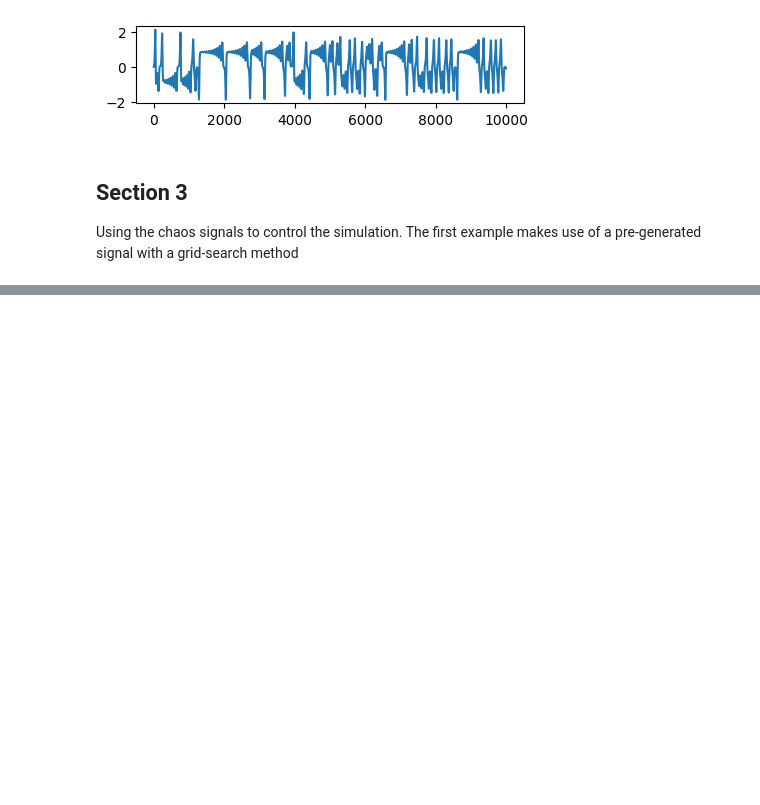
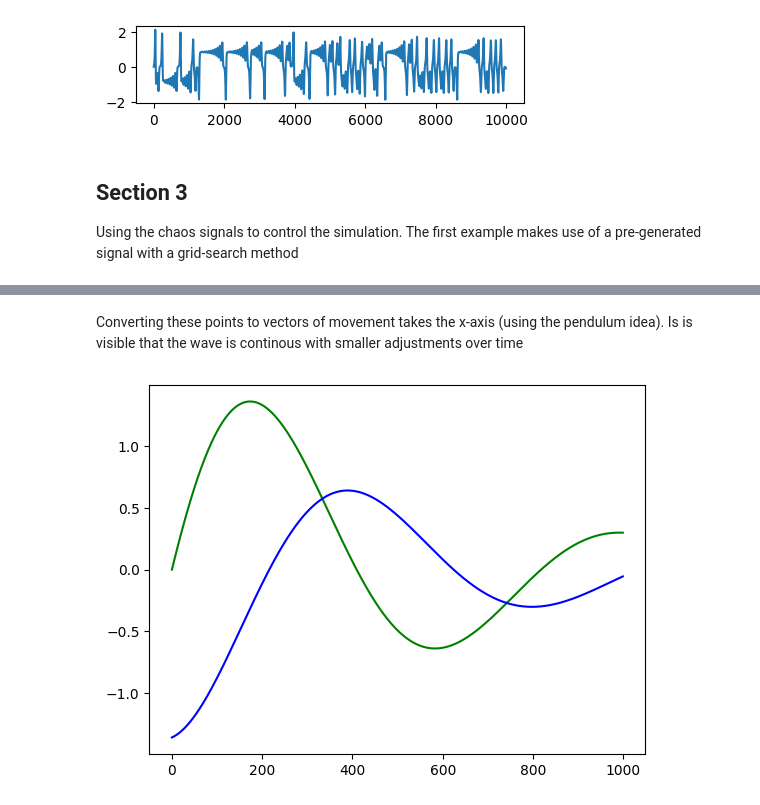
Before and after one commit to shepai/Chaos-Robotics, a Jupyter notebook: Simulation/OpenAIGym/open_ai_example.ipynb, the cells around one changed output, grey strips where cells are left out. Drawn from its saved outputs; the diff is of its cells as text; code cells hidden in the pictures; blank space fills up the shorter version.

```diff
--- a/Simulation/OpenAIGym/open_ai_example.ipynb
+++ b/Simulation/OpenAIGym/open_ai_example.ipynb
@@ -344,0 +404,24 @@ plt.plot()
+# %% [markdown]
+Converting these points to vectors of movement takes the x-axis (using the pendulum idea). Is is visible that the wave is continous with smaller adjustments over time
+# %%
+size=1000
+x_=np.zeros((size,))
+y_=np.zeros((size,))
+
+c=0.5
+a=10
+#b=100
+theta=maths.pi/4
+dt=0.005
+#create
+x_,y_=wave_generator(size,0,a,c,dt)
+rotated_x,rotated_y=wave_generator(size,theta,a,c,dt)
+#convert
+signal=convert_scale(x_,val=2)
+signal2=convert_scale(rotated_x,val=2)
+#show
+plt.plot(signal,c="g")
+plt.plot(signal2,c="b")
+plt.show()
+# %% [output]
+[figure, added]
```
Also changed, not shown: parts of 7 cells of this notebook.
